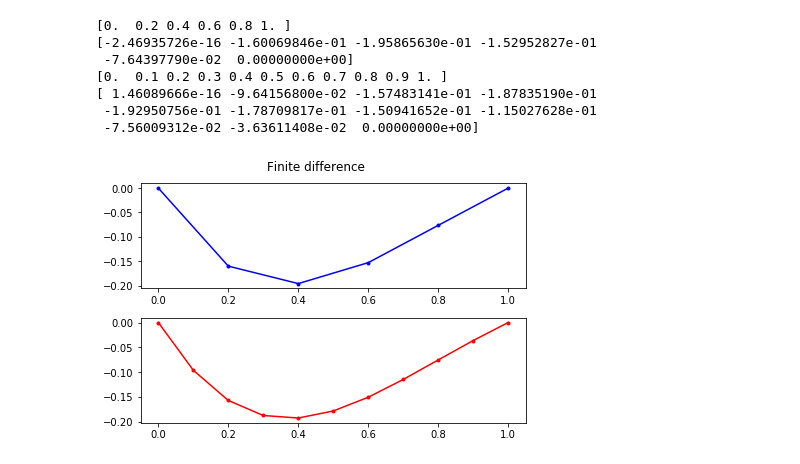
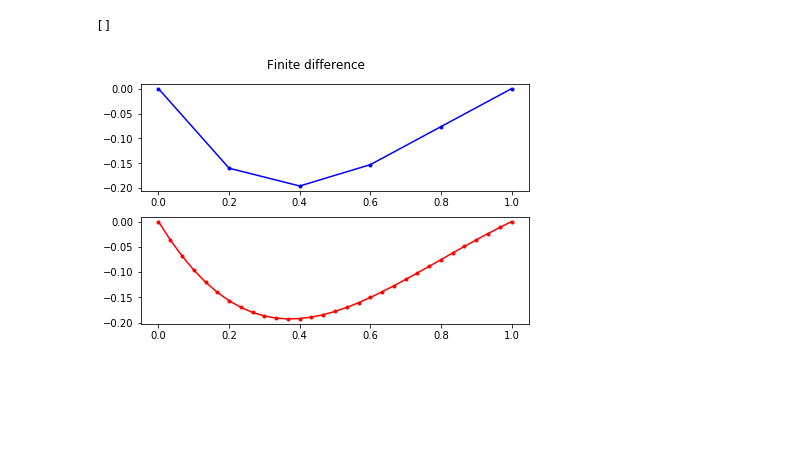
Before and after one commit to zhovtobruhd/numerical-methods, a Jupyter notebook: boundary-value-problem.ipynb, the cells around one changed output. Drawn from its saved outputs; the diff is of its cells as text; code cells hidden in the pictures; blank space fills up the shorter version.

```diff
--- a/boundary-value-problem.ipynb
+++ b/boundary-value-problem.ipynb
@@ -42,43 +42,37 @@ def finitedifferencemethod(p, q, f, a, b, ya ,yb, alpha, beta, n):
         C[i][i + 1] = 1 + h * p(x[i]) / 2.0
         d[i] = f(x[i]) * h * h
 
     C[n][n - 1] = -beta[1]
     C[n][n] = beta[0] * h + beta[1]
     d[n] = yb * h
 
     y = np.linalg.solve(C, d)
 
     return x, y
 
 a1, b1 = 0.0, 1.0
 ya1, yb1 = 0.0, 0.0
 alpha1 = np.array([1.0, 0.0])
 beta1 = np.array([1.0, 0.0])
 resultx1, resulty1 = finitedifferencemethod(p1, q1, f1, a1, b1, ya1 ,yb1, alpha1, beta1, 5)
-resultx2, resulty2 = finitedifferencemethod(p1, q1, f1, a1, b1, ya1 ,yb1, alpha1, beta1, 10)
+resultx2, resulty2 = finitedifferencemethod(p1, q1, f1, a1, b1, ya1 ,yb1, alpha1, beta1, 30)
 
 # a2, b2 = 1.0, 1.4
 # ya2, yb2 = 0.0, 0.05661
 # alpha2 = np.array([1.0, 0.0])
 # beta2 = np.array([1.0, 0.0])
 # resultx1, resulty1 = finitedifferencemethod(p2, q2, f2, a2, b2, ya2, yb2, alpha2, beta2, 5)
 # resultx2, resulty2 = finitedifferencemethod(p2, q2, f2, a2, b2, ya2, yb2, alpha2, beta2, 10)
 
 fig, axs = plt.subplots(2, constrained_layout=True)
 fig.suptitle("Finite difference")
 axs[0].plot(resultx1, resulty1, 'b.-')
 axs[1].plot(resultx2, resulty2, 'r.-')
 plt.plot()
-print(resultx1)
-print(resulty1)
-print(resultx2)
-print(resulty2)
+# print(resultx1)
+# print(resulty1)
+# print(resultx2)
+# print(resulty2)
 # %% [output]
-[0.  0.2 0.4 0.6 0.8 1. ]
-[-2.46935726e-16 -1.60069846e-01 -1.95865630e-01 -1.52952827e-01
- -7.64397790e-02  0.00000000e+00]
-[0.  0.1 0.2 0.3 0.4 0.5 0.6 0.7 0.8 0.9 1. ]
-[ 1.46089666e-16 -9.64156800e-02 -1.57483141e-01 -1.87835190e-01
- -1.92950756e-01 -1.78709817e-01 -1.50941652e-01 -1.15027628e-01
- -7.56009312e-02 -3.63611408e-02  0.00000000e+00]
+[]
-[figure, old version]
+[figure, new version]
```
Also changed, not shown: 16 other files.
